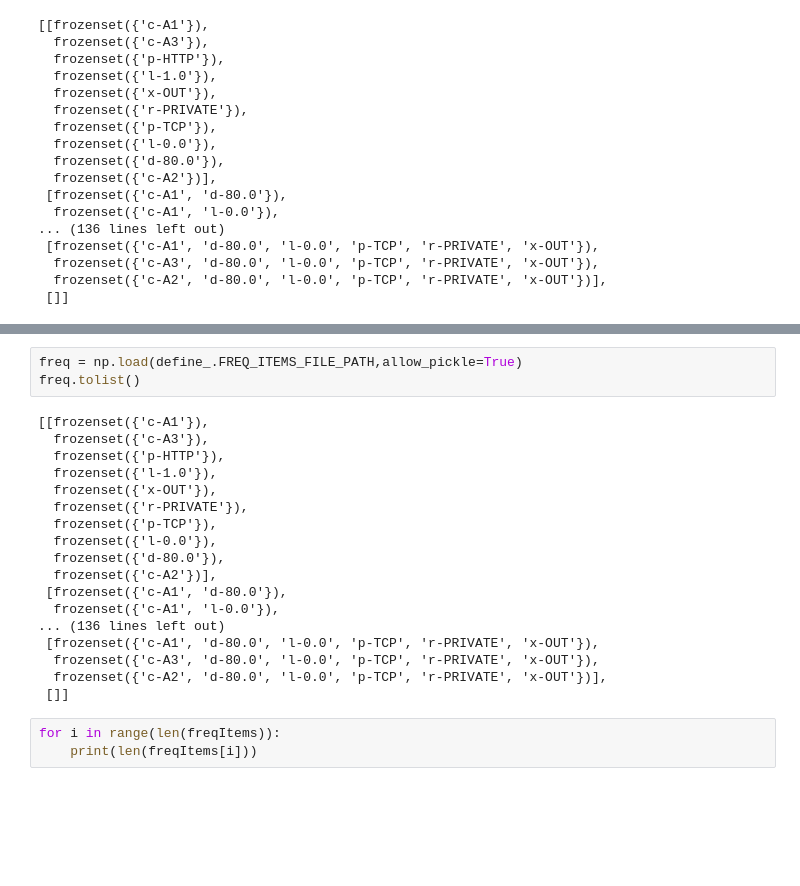
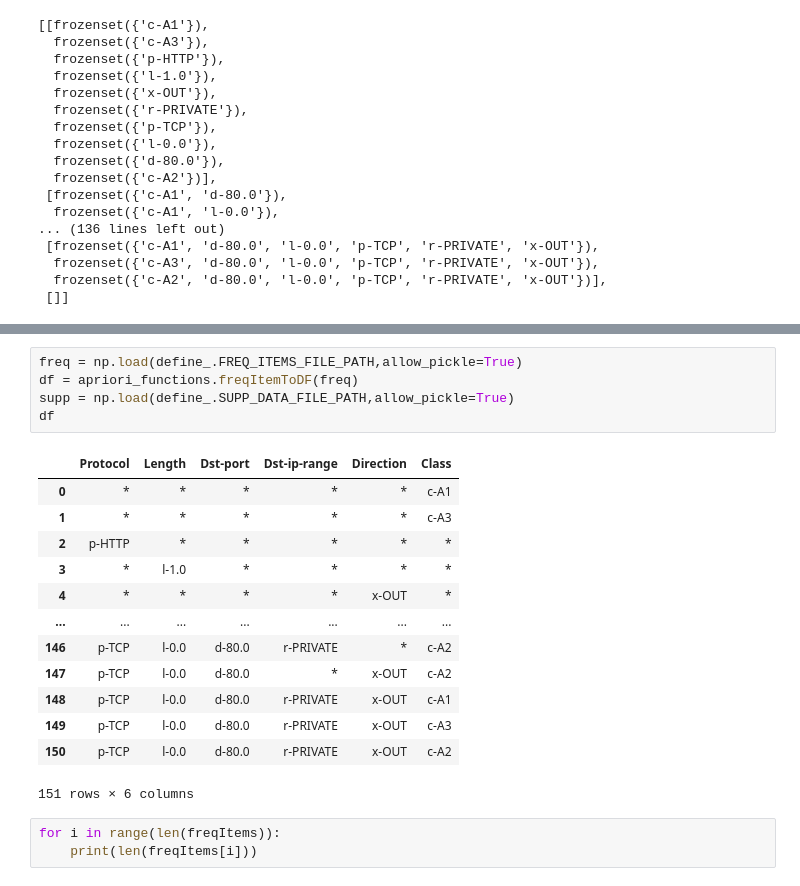
Before and after one commit to sandu9618/apriori, a Jupyter notebook: apriori.ipynb, the cells around one changed output, grey strips where cells are left out. Cells and saved outputs as stored; diff of their text form; blank space fills up the shorter version.

```diff
--- a/apriori.ipynb
+++ b/apriori.ipynb
@@ -69,24 +71,22 @@ np.save(define_.SUPP_DATA_FILE_PATH,np.array(suppData))
 # %%
 freq = np.load(define_.FREQ_ITEMS_FILE_PATH,allow_pickle=True)
-freq.tolist()
+df = apriori_functions.freqItemToDF(freq)
+supp = np.load(define_.SUPP_DATA_FILE_PATH,allow_pickle=True)
+df
 # %% [output]
+|  | Protocol | Length | Dst-port | Dst-ip-range | Direction | Class |
+| 0 | * | * | * | * | * | c-A1 |
+| 1 | * | * | * | * | * | c-A3 |
+| 2 | p-HTTP | * | * | * | * | * |
+| 3 | * | l-1.0 | * | * | * | * |
+| 4 | * | * | * | * | x-OUT | * |
+| ... | ... | ... | ... | ... | ... | ... |
+| 146 | p-TCP | l-0.0 | d-80.0 | r-PRIVATE | * | c-A2 |
+| 147 | p-TCP | l-0.0 | d-80.0 | * | x-OUT | c-A2 |
+| 148 | p-TCP | l-0.0 | d-80.0 | r-PRIVATE | x-OUT | c-A1 |
+| 149 | p-TCP | l-0.0 | d-80.0 | r-PRIVATE | x-OUT | c-A3 |
+| 150 | p-TCP | l-0.0 | d-80.0 | r-PRIVATE | x-OUT | c-A2 |
-[[frozenset({'c-A1'}),
-  frozenset({'c-A3'}),
-  frozenset({'p-HTTP'}),
-  frozenset({'l-1.0'}),
-  frozenset({'x-OUT'}),
-  frozenset({'r-PRIVATE'}),
-  frozenset({'p-TCP'}),
-  frozenset({'l-0.0'}),
-  frozenset({'d-80.0'}),
-  frozenset({'c-A2'})],
- [frozenset({'c-A1', 'd-80.0'}),
-  frozenset({'c-A1', 'l-0.0'}),
-... (136 lines left out)
- [frozenset({'c-A1', 'd-80.0', 'l-0.0', 'p-TCP', 'r-PRIVATE', 'x-OUT'}),
-  frozenset({'c-A3', 'd-80.0', 'l-0.0', 'p-TCP', 'r-PRIVATE', 'x-OUT'}),
-  frozenset({'c-A2', 'd-80.0', 'l-0.0', 'p-TCP', 'r-PRIVATE', 'x-OUT'})],
- []]
+151 rows × 6 columns
 # %%
 for i in range(len(freqItems)):
     print(len(freqItems[i]))
```
Also changed, not shown: parts of 5 cells of this notebook, 2 other files.
